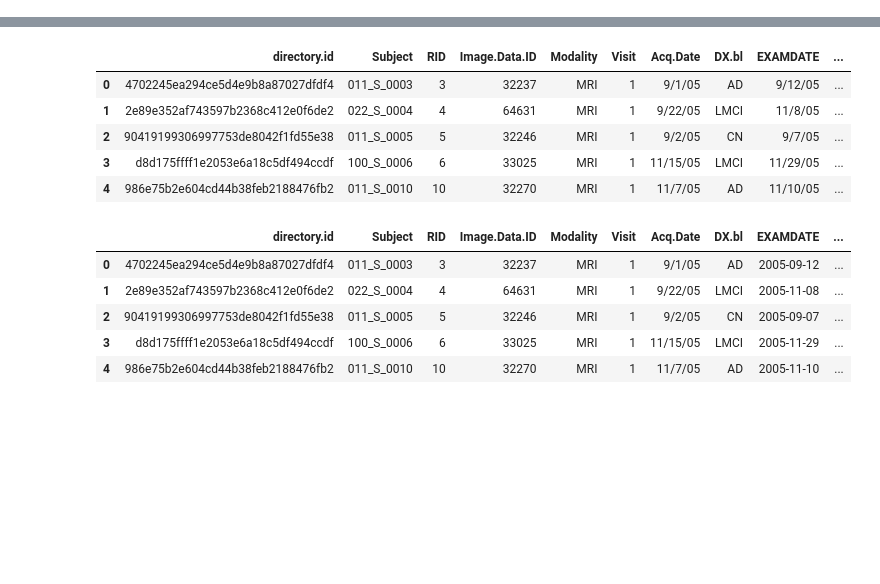
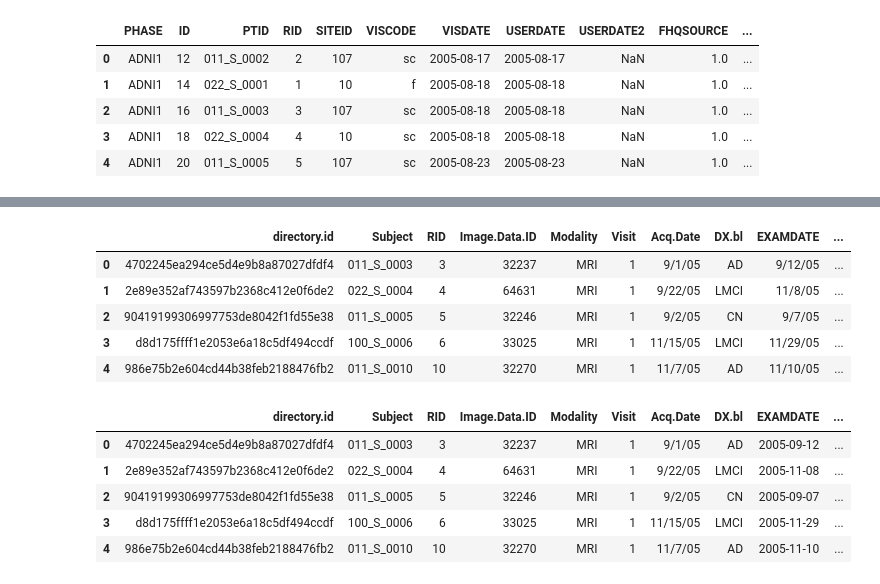
Before and after one commit to jvgalvin/capstone, a Jupyter notebook: notebooks/Medical_History_EDA.ipynb, the cells around one changed output, grey strips where cells are left out. Saved outputs shown, nothing was run; the diff lists cells and outputs as text; code cells hidden in the pictures; blank space fills up the shorter version.

```diff
--- a/notebooks/Medical_History_EDA.ipynb
+++ b/notebooks/Medical_History_EDA.ipynb
@@ -16,3 +16,12 @@ demo = pd.read_csv('../data/Subject_Characteristics/PTDEMOG_11Sep2023.csv')
 famhist = pd.read_csv('../data/Subject_Characteristics/FHQ_11Sep2023.csv')
 merge = pd.read_csv('../data/ADNIMERGE.csv')
 challenge = pd.read_csv('../data/AD_Challenge_Training_Data_Clinical_Updated_7.22.2014/ADNI_Training_Q3_APOE_CollectionADNI1Complete 1Yr 1.5T_July22.2014.csv')
+# %%
+famhist.head()
+# %% [output]
+|  | PHASE | ID | PTID | RID | SITEID | VISCODE | VISDATE | USERDATE | USERDATE2 | FHQSOURCE | ... |
+| 0 | ADNI1 | 12 | 011_S_0002 | 2 | 107 | sc | 2005-08-17 | 2005-08-17 | NaN | 1.0 | ... |
+| 1 | ADNI1 | 14 | 022_S_0001 | 1 | 10 | f | 2005-08-18 | 2005-08-18 | NaN | 1.0 | ... |
+| 2 | ADNI1 | 16 | 011_S_0003 | 3 | 107 | sc | 2005-08-18 | 2005-08-18 | NaN | 1.0 | ... |
+| 3 | ADNI1 | 18 | 022_S_0004 | 4 | 10 | sc | 2005-08-18 | 2005-08-18 | NaN | 1.0 | ... |
+| 4 | ADNI1 | 20 | 011_S_0005 | 5 | 107 | sc | 2005-08-23 | 2005-08-23 | NaN | 1.0 | ... |
```
Also changed, not shown: parts of 18 cells of this notebook, 3 other files.
